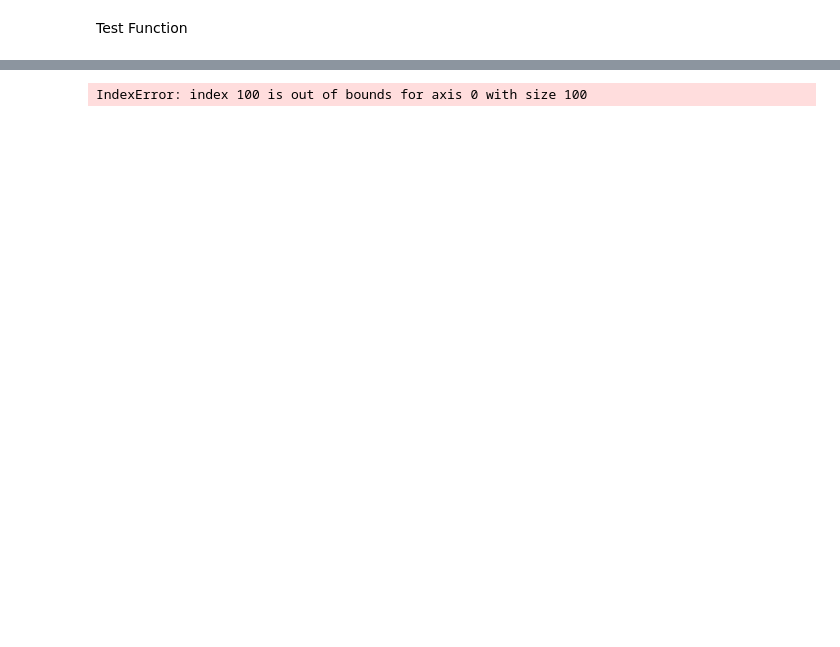
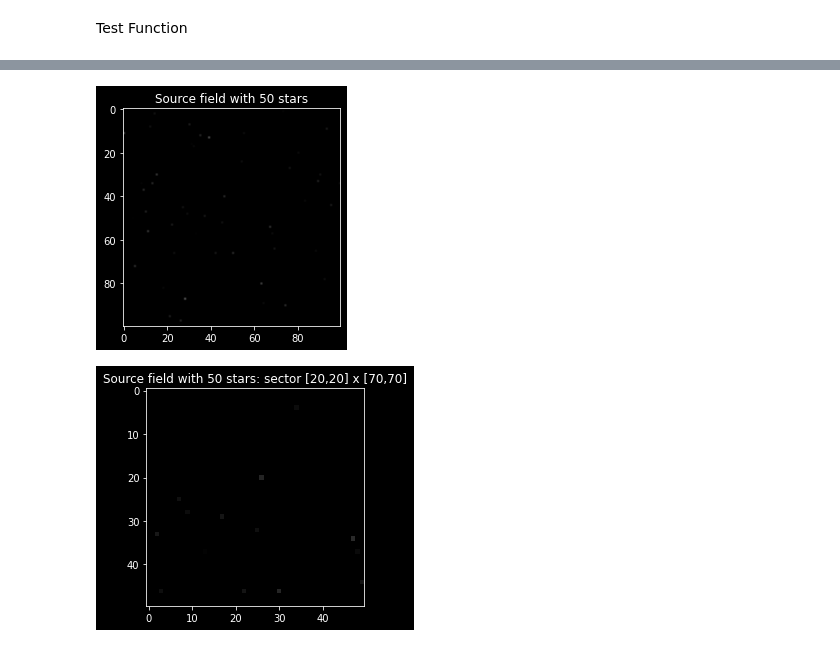
Before and after one commit to 00-berni/proj_2, a Jupyter notebook: implementation_notebook.ipynb, the cells around one changed output, grey strips where cells are left out. Cells and saved outputs as stored; diff of their text form; code cells hidden in the pictures; blank space fills up the shorter version.

```diff
--- a/implementation_notebook.ipynb
+++ b/implementation_notebook.ipynb
@@ -75,30 +70,61 @@ class star(object):
 		self.y = y		# star y coordinate
 
 def star_location(n):
-	X = []; Y = []
-	for i in range(0,n):
-		x = rnd.randint(0,N)
-		y = rnd.randint(0,N)
-		while((x in X) and (y in Y)):
-			x = rnd.randint(0,N)
-			y = rnd.randint(0,N)
-		X.append(x); Y.append(y)
-	X = np.array(X); Y = np.array(Y)
+	tmp = np.random.default_rng()
+	X = tmp.choice(N, size=n)
+	Y = tmp.choice(N, size=n, replace=False)
 	return X, Y
+	# for i in range(0,n):
+	# 	x = rnd.randint(0,N-1)
+	# 	y = rnd.randint(0,N-1)
+	# 	while((x in X) and (y in Y)):
+	# 		x = rnd.randint(0,N-1)
+	# 		y = rnd.randint(0,N-1)
+	# 	X.append(x); Y.append(y)
+	# X = np.array(X); Y = np.array(Y)
 
 
-def initialize():
-	F = np.zeros((N,N))
-	m = generate_mass_array(IMF_min,IMF_max)
-	L = m**beta
-	xs,ys = star_location(M)
-	S = star(m,L,xs,ys)
-	for i in range(0,M):
-		F[xs[i]][ys[i]] = L[i]
-	return F, S
+def transfer_function(l):
+	inf = 9e-4; sup = 8000;
+	return(np.log10(l)-np.log10(inf))/(np.log10(sup)-np.log10(inf))
 
-F, S = initialize()
-plt.imshow(F,cmap=plt.cm.gray)
-plt.show()
+def exposure(F,X,Y,val):
+	for i in range(3):
+		F[X,Y,i] = transfer_function(val)
+	# for i in range(dim):
+	# 	F[X[i],Y[i],:] = transfer_function(val[i])
+	return F
-# %% [output]
-IndexError: index 100 is out of bounds for axis 0 with size 100
+# %%
+
+#! Da risolvere problema colore
+def initialize():
+	F = np.zeros([N,N,3])
+	m = generate_mass_array(IMF_min,IMF_max)
+	L = m**beta
+	xs,ys = star_location(M)
+	F = exposure(F,xs,ys,L)
+	S = star(m,L,xs,ys)
+	return F, S
+
+def fov(F,inf=[0,0],sup=[int(N/3),int(N/3)]):
+	if((inf[0]<0) or (inf[1]<0) or (sup[0]>=N) or (sup[1]>=N)):
+		print('Error')
+		return F
+	return F[inf[0]:sup[0],inf[1]:sup[1],:]
+
+F, S = initialize()
+Ls = S.lum
+inf = [20,20]
+sup = [70,70]
+field = fov(F,inf,sup)
+
+plt.figure(1)
+plt.title(f'Source field with {M} stars')
+plt.imshow(F)
+plt.figure(2)
+plt.title(f'Source field with {M} stars: sector [{inf[0]},{inf[1]}] x [{sup[0]},{sup[1]}]')
+plt.imshow(field)
+plt.show()
+# %% [output]
+[figure, added]
+[figure, added]
```
Also changed, not shown: parts of 4 cells of this notebook.
